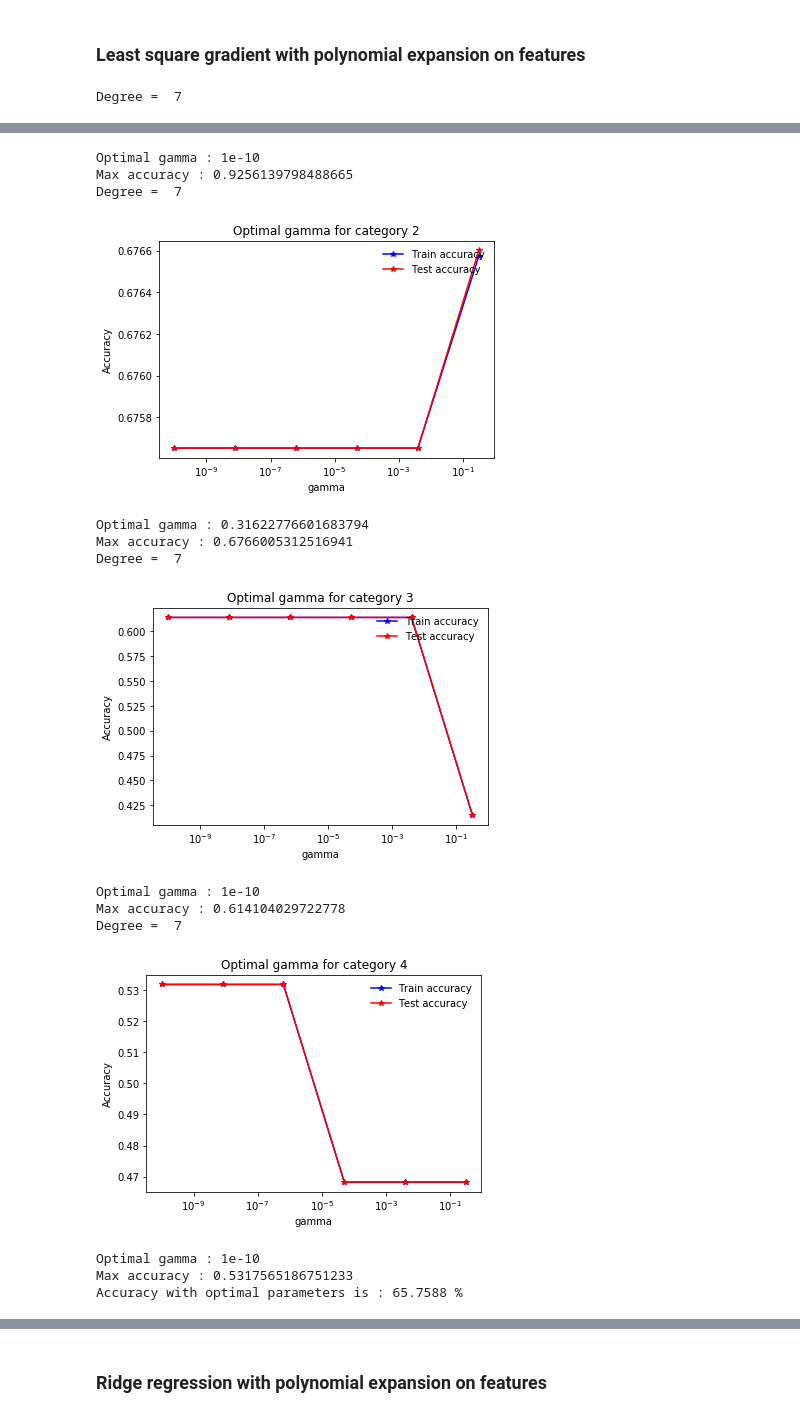
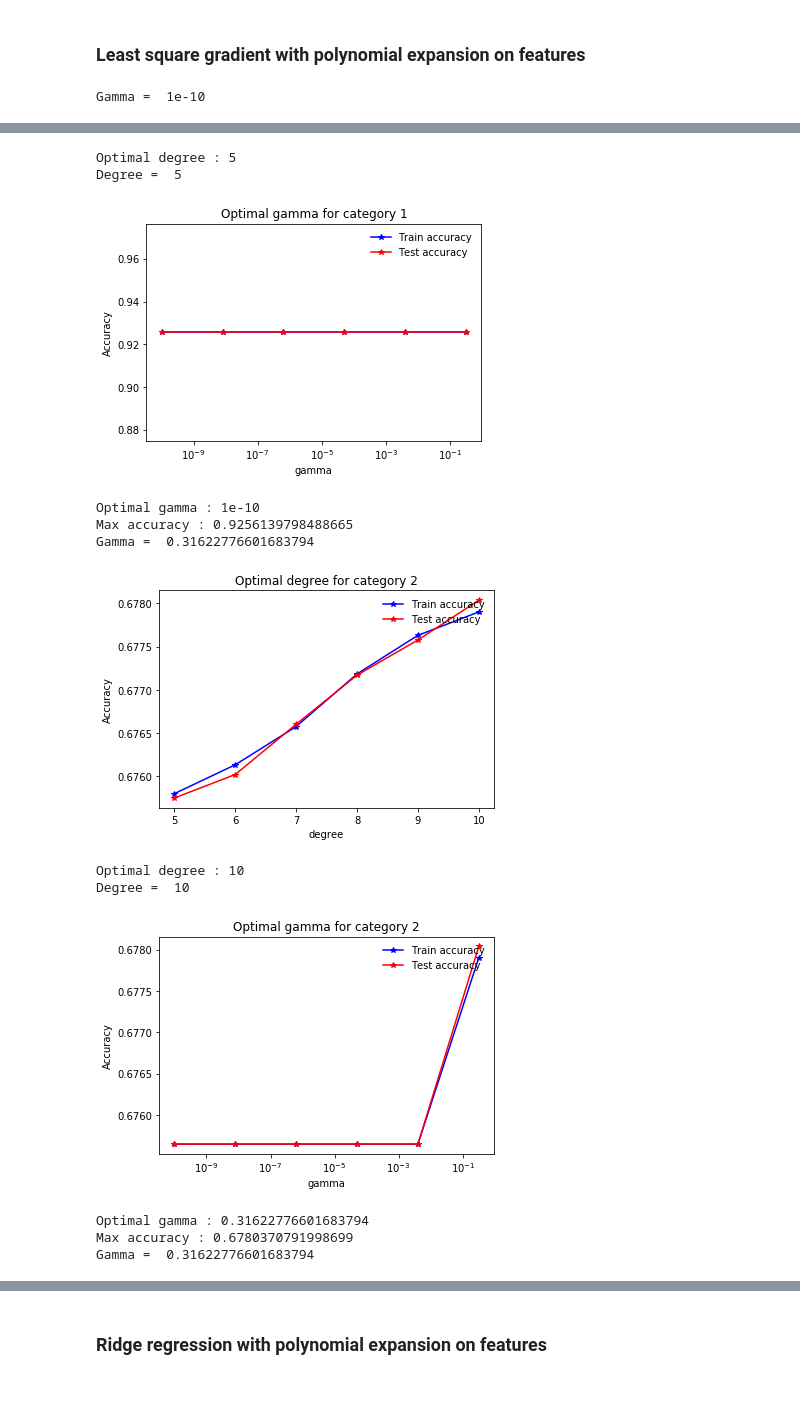
Before and after one commit to jlabhard/ML_course, a Jupyter notebook: projects/project1/scripts/project1.ipynb, the cells around one changed output, grey strips where cells are left out. Cells and saved outputs as stored; diff of their text form; code cells hidden in the pictures; blank space fills up the shorter version.

```diff
--- a/projects/project1/scripts/project1.ipynb
+++ b/projects/project1/scripts/project1.ipynb
@@ -100,21 +103,27 @@ Subsample x1 has  38114  elements,  17  features and no invalid values:  True
 Subsample x2 has  73790  elements,  18  features and no invalid values:  True
 Subsample x3 has  69982  elements,  22  features and no invalid values:  True
 Subsample x4 has  68114  elements,  30  features and no invalid values:  True
+# %%
+x1_test, x2_test, x3_test, x4_test, mask1_test, mask2_test, mask3_test, mask4_test = split_categories(tX_test)
 # %% [markdown]
 To process our data we choose to normalize it, i.e transforming all values to be between 0 and 1. This allows for a more homogeneous dataset and avoids large values that could result in overflow or other issues
 # %%
 #normalize the matrix
-def normalize(tx) :
+def normalize(tx, tx_test) :
     tx_normalized = tx.copy()
-    for feature in tx_normalized.T :
+    tx_test_normalized = tx_test.copy()
+    for index, feature in enumerate(tx_normalized.T) :
         diff = np.amax(feature) - np.amin(feature)
         normalized_feature = (feature - np.amin(feature))/diff
+        normalized_test_feature = (tx_test_normalized.T[index] - np.amin(feature))/diff
+        standardized_feature = (feature-feature.mean())/feature.std()
         if ((diff != 0) & (diff != 1)) : #avoids normalizing categorical features resulting in singular matrices
             feature[:] = normalized_feature
-    return tx_normalized
+            tx_test_normalized.T[index, :] = normalized_test_feature
+    return tx_normalized, tx_test_normalized
 # %%
-x1_normalized = normalize(x1)
-x2_normalized = normalize(x2)
-x3_normalized = normalize(x3)
-x4_normalized = normalize(x4)
+x1_normalized, x1_test_normalized = normalize(x1, x1_test)
+x2_normalized, x2_test_normalized = normalize(x2, x2_test)
+x3_normalized, x3_test_normalized = normalize(x3, x3_test)
+x4_normalized, x4_test_normalized = normalize(x4, x4_test)
 # %%
@@ -288,23 +299,23 @@ def determine_parameter(method, tx, y, degrees = [1], lambdas = [0], gammas = [0
     gamma = gammas[max_acc_index[2]]
 
     if len(degrees) > 1:
-        if (lambda_ != 0) : print("Lambda = ", lambda_, '\n')
-        if (gamma != 0) : print("Gamma = ", gamma, '\n')
+        if (lambda_ != 0) : print("Lambda = ", lambda_)
+        if (gamma != 0) : print("Gamma = ", gamma)
         title = 'Optimal degree for ' + name
         degree_plot = plot_train_test(acc_tr_matrix[:, max_acc_index[1], max_acc_index[2]], acc_te_matrix[:, max_acc_index[1], max_acc_index[2]], degrees, title, 'degree')
-        print("Optimal degree :", degree)
+        print("Optimal degree :", degree, '\n')
     if len(lambdas) > 1:
-        if (degree != 1) : print("Degree = ", degree, '\n')
-        if (gamma != 0) : print("Gamma = ", gamma, '\n')
+        if (degree != 1) : print("Degree = ", degree)
+        if (gamma != 0) : print("Gamma = ", gamma)
         title = 'Optimal lambda for ' + name
         lambdas_plot = plot_train_test(acc_tr_matrix[max_acc_index[0], :, max_acc_index[2]], acc_te_matrix[max_acc_index[0], :, max_acc_index[2]], lambdas, title, 'lambda', log = True)
-        print("Optimal lambda :", lambda_)
+        print("Optimal lambda :", lambda_, '\n')
     if len(gammas) > 1:
-        if (degree != 1) : print("Degree = ", degree, '\n')
-        if (lambda_ != 0) : print("Lambda = ", lambda_, '\n')
+        if (degree != 1) : print("Degree = ", degree)
+        if (lambda_ != 0) : print("Lambda = ", lambda_)
         title = 'Optimal gamma for ' + name
         gammas_plot = plot_train_test(acc_tr_matrix[max_acc_index[0], max_acc_index[1], :], acc_te_matrix[max_acc_index[0], max_acc_index[1], :], gammas, title, 'gamma', log = True)
-        print("Optimal gamma :", gamma)
+        print("Optimal gamma :", gamma, '\n')
     print("Max accuracy :", max_acc)
 
     return degree, lambda_, gamma
@@ -355,6 +370,6 @@ Accuracy for least squares gradient with optimal parameters is : 82.8532 %
 # %% [markdown]
 ### Least square gradient with polynomial expansion on features
 # %%
-W, X_poly, optimal_degree, optimal_lambda, optimal_gamma, accuracy = analyze_method(methods["least_squares_GD"], X_normalized, y, masks, degrees = np.arange(7, 8), gammas = np.logspace(-10, -0.5, 6), max_iters = 10, name = "category ")
+W, X_poly, optimal_degree, optimal_lambda, optimal_gamma, accuracy = analyze_method(methods["least_squares_GD"], X_normalized, y, masks, degrees = np.arange(5, 11), gammas = np.logspace(-10, -0.5, 6), max_iters = 10, name = "category ")
 # %% [output]
-Degree =  7
+Gamma =  1e-10
@@ -362,15 +377,13 @@ Degree =  7
-Optimal gamma : 1e-10
-Max accuracy : 0.9256139798488665
-Degree =  7
+Optimal degree : 5
+Degree =  5
-[figure, old version]
+[figure, new version]
-Optimal gamma : 0.31622776601683794
-Max accuracy : 0.6766005312516941
-Degree =  7
+Optimal gamma : 1e-10
+Max accuracy : 0.9256139798488665
+Gamma =  0.31622776601683794
-[figure, old version]
+[figure, new version]
-Optimal gamma : 1e-10
-Max accuracy : 0.614104029722778
-Degree =  7
+Optimal degree : 10
+Degree =  10
-[figure, old version]
+[figure, new version]
-Optimal gamma : 1e-10
-Max accuracy : 0.5317565186751233
-Accuracy with optimal parameters is : 65.7588 %
+Optimal gamma : 0.31622776601683794
+Max accuracy : 0.6780370791998699
+Gamma =  0.31622776601683794
```
Also changed, not shown: parts of 18 cells of this notebook.
